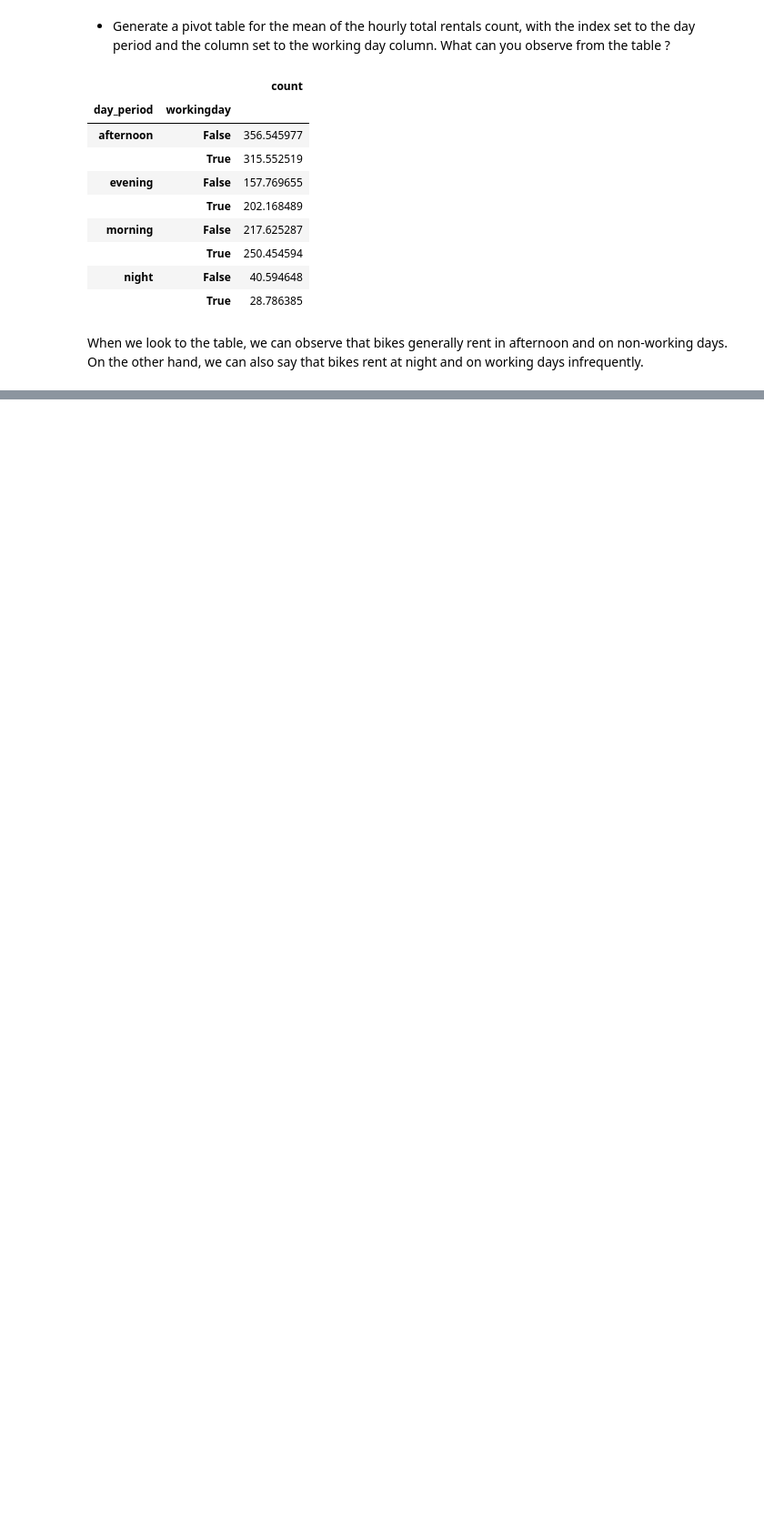
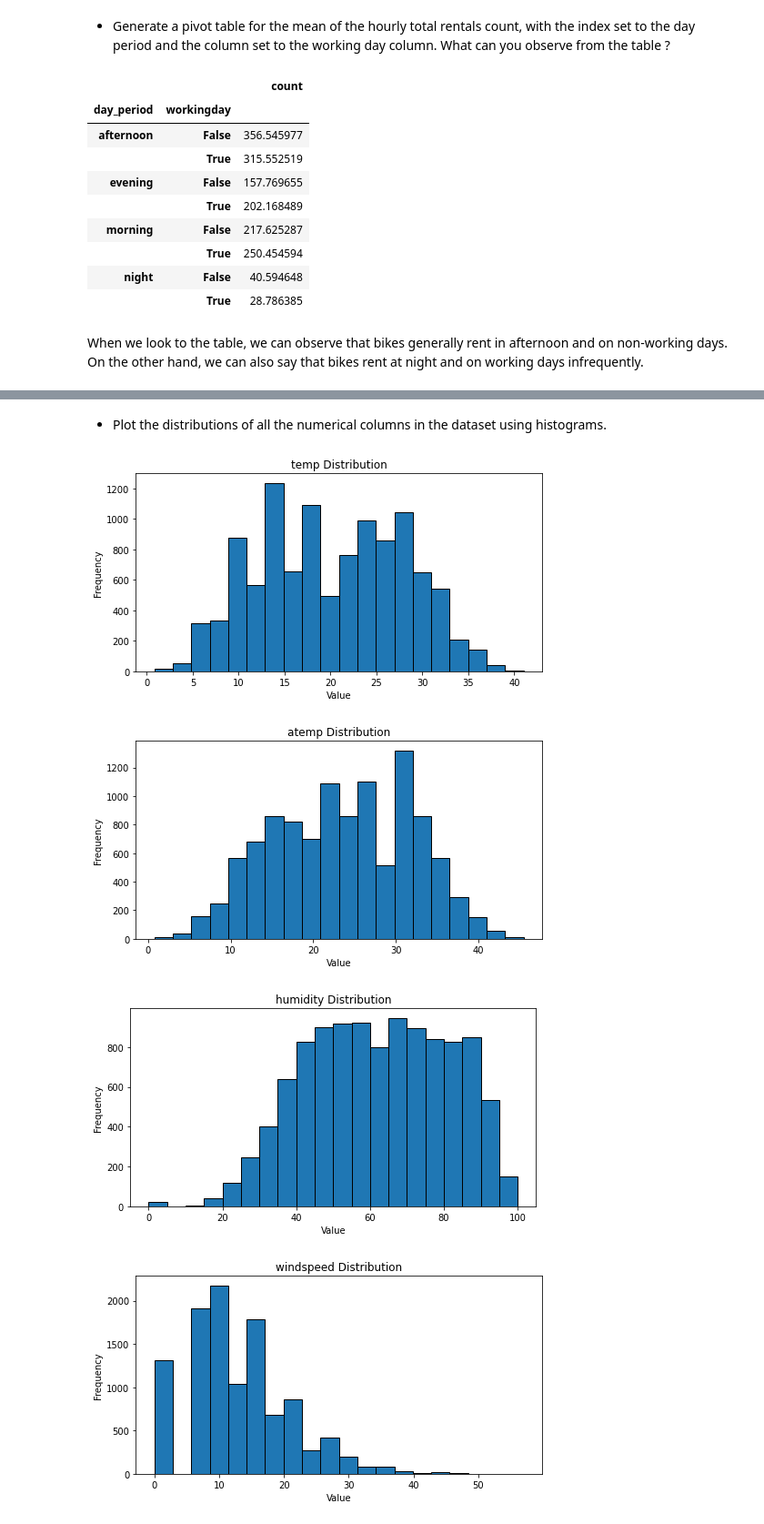
Before and after one commit to MrEktirir/Bike-Rental, a Jupyter notebook: Notebook/main.ipynb, the cells around one changed output, grey strips where cells are left out. Shown at 91% size. Drawn from its saved outputs; the diff is of its cells as text; code cells hidden in the pictures; blank space fills up the shorter version.

Commit message:
Visualization Completed
* All tasks of the visualization part is completed.

```diff
--- a/Notebook/main.ipynb
+++ b/Notebook/main.ipynb
@@ -305,0 +288,16 @@ pivot_table
+# %% [markdown]
+* Plot the distributions of all the numerical columns in the dataset using histograms.
+# %%
+num_cols = dataset.select_dtypes(['int', 'float']).columns
+# %%
+for column in num_cols:
+    f, ax = plt.subplots(figsize=(8, 4))
+    ax.hist(dataset[column], bins=20, edgecolor='black')
+    ax.set_title(f'{column} Distribution')
+    ax.set_xlabel('Value')
+    ax.set_ylabel('Frequency')
+# %% [output]
+[figure, added]
+[figure, added]
+[figure, added]
+[figure, added]
```
Also changed, not shown: parts of 30 cells of this notebook.
